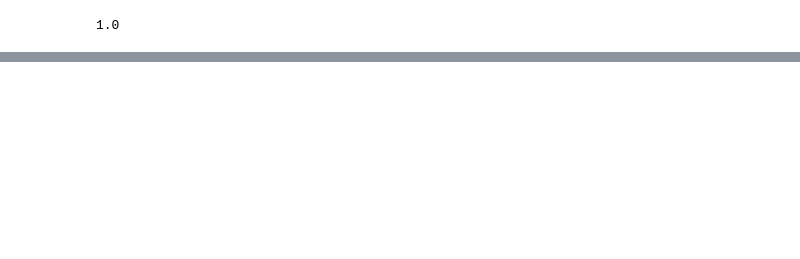
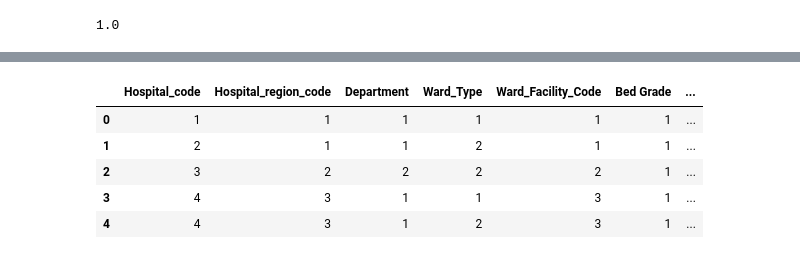
Before and after one commit to JTPiingtoh/healthcare_data_predict_stay, a Jupyter notebook: explore_better.ipynb, the cells around one changed output, grey strips where cells are left out. Cells and saved outputs as stored; diff of their text form; code cells hidden in the pictures; blank space fills up the shorter version.

```diff
--- a/explore_better.ipynb
+++ b/explore_better.ipynb
@@ -193,3 +183,12 @@ len(categorical_columns)
+# %%
+df_train_cat.head()
+# %% [output]
+|  | Hospital_code | Hospital_region_code | Department | Ward_Type | Ward_Facility_Code | Bed Grade | ... |
+| 0 | 1 | 1 | 1 | 1 | 1 | 1 | ... |
+| 1 | 2 | 1 | 1 | 2 | 1 | 1 | ... |
+| 2 | 3 | 2 | 2 | 2 | 2 | 1 | ... |
+| 3 | 4 | 3 | 1 | 1 | 3 | 1 | ... |
+| 4 | 4 | 3 | 1 | 2 | 3 | 1 | ... |
 # %%
 # now aim to run this over every categorical to produce a table of p-vals, then make a heat map
 
```
Also changed, not shown: parts of 16 cells of this notebook.
